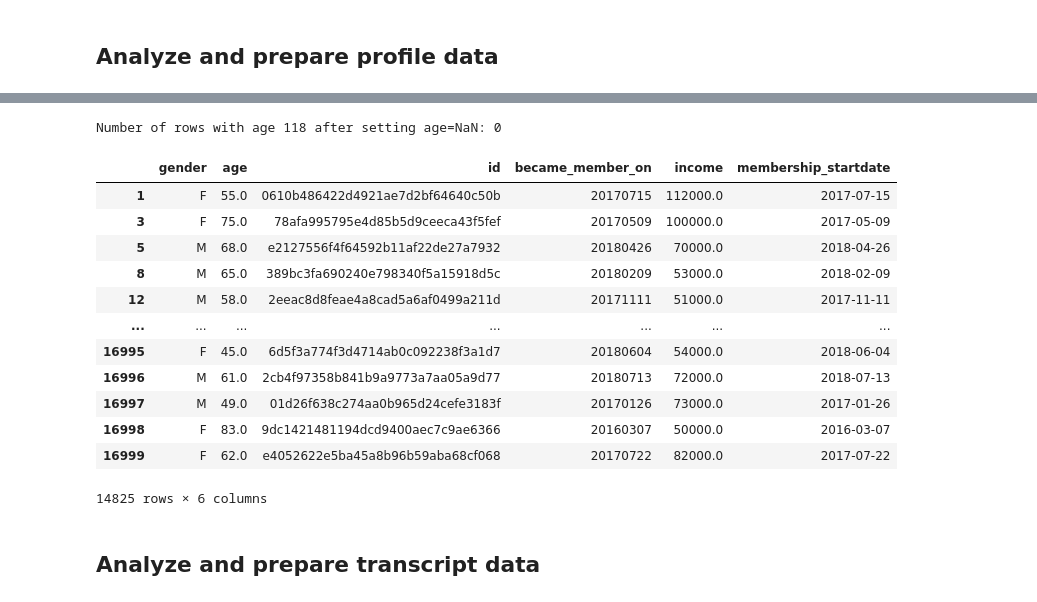
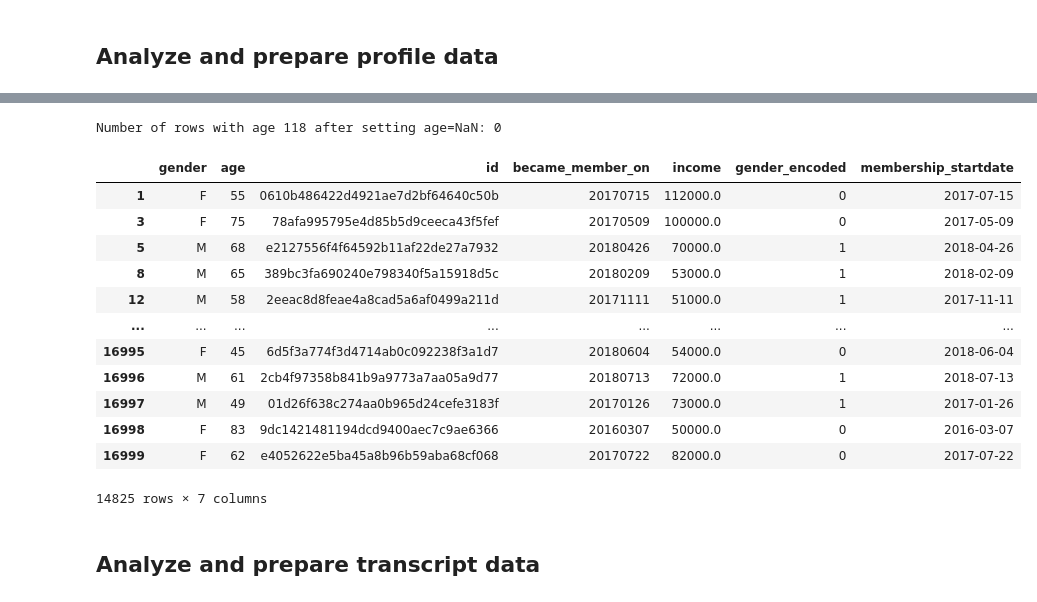
Before and after one commit to Sopka/udacity-starbucks-capstone, a Jupyter notebook: Starbucks_Capstone_notebook.ipynb, the cells around one changed output, grey strips where cells are left out. Saved outputs shown, nothing was run; the diff lists cells and outputs as text; code cells hidden in the pictures.

Commit message:
complete aggregation of data sets

```diff
--- a/Starbucks_Capstone_notebook.ipynb
+++ b/Starbucks_Capstone_notebook.ipynb
@@ -276,34 +276,39 @@ are those person with null entries even listed in transcript? True
 # %%
 def prepare_profile(profile ):
     profile = profile.copy()  # do not alter the original values outside of this function
 
     # correct highly possible fake value with age==118
     profile.age = profile.age.apply(lambda x: np.nan if x == 118 else x) # reset age==118 to NaN
     print("Number of rows with age 118 after setting age=NaN: " + str(profile[profile.age == 118].income.isnull().count()))
 
+    # delete persons with only null entries from our data set
+    profile = profile[~(profile.gender.isnull() & profile.age.isnull() & profile.income.isnull())]
+    # convert age to int
+    profile['age'] = profile['age'].astype(int)
+    # encode gender category to numerical
+    le = LabelEncoder()
+    profile['gender_encoded'] = profile[['gender']].apply(le.fit_transform)
     # convert int date to real datetime
     profile['membership_startdate'] = pd.to_datetime(profile['became_member_on'], format='%Y%m%d')
-    # delete persons with only null entries from our data set
-    profile = profile[~(profile.gender.isnull() & profile.age.isnull() & profile.income.isnull())]
     return profile
 
 pprofile = prepare_profile(profile)
 pprofile
 # %% [output]
 Number of rows with age 118 after setting age=NaN: 0
-|  | gender | age | id | became_member_on | income | membership_startdate |
-| 1 | F | 55.0 | 0610b486422d4921ae7d2bf64640c50b | 20170715 | 112000.0 | 2017-07-15 |
-| 3 | F | 75.0 | 78afa995795e4d85b5d9ceeca43f5fef | 20170509 | 100000.0 | 2017-05-09 |
-| 5 | M | 68.0 | e2127556f4f64592b11af22de27a7932 | 20180426 | 70000.0 | 2018-04-26 |
-| 8 | M | 65.0 | 389bc3fa690240e798340f5a15918d5c | 20180209 | 53000.0 | 2018-02-09 |
-| 12 | M | 58.0 | 2eeac8d8feae4a8cad5a6af0499a211d | 20171111 | 51000.0 | 2017-11-11 |
-| ... | ... | ... | ... | ... | ... | ... |
-| 16995 | F | 45.0 | 6d5f3a774f3d4714ab0c092238f3a1d7 | 20180604 | 54000.0 | 2018-06-04 |
-| 16996 | M | 61.0 | 2cb4f97358b841b9a9773a7aa05a9d77 | 20180713 | 72000.0 | 2018-07-13 |
-| 16997 | M | 49.0 | 01d26f638c274aa0b965d24cefe3183f | 20170126 | 73000.0 | 2017-01-26 |
-| 16998 | F | 83.0 | 9dc1421481194dcd9400aec7c9ae6366 | 20160307 | 50000.0 | 2016-03-07 |
-| 16999 | F | 62.0 | e4052622e5ba45a8b96b59aba68cf068 | 20170722 | 82000.0 | 2017-07-22 |
+|  | gender | age | id | became_member_on | income | gender_encoded | membership_startdate |
+| 1 | F | 55 | 0610b486422d4921ae7d2bf64640c50b | 20170715 | 112000.0 | 0 | 2017-07-15 |
+| 3 | F | 75 | 78afa995795e4d85b5d9ceeca43f5fef | 20170509 | 100000.0 | 0 | 2017-05-09 |
+| 5 | M | 68 | e2127556f4f64592b11af22de27a7932 | 20180426 | 70000.0 | 1 | 2018-04-26 |
+| 8 | M | 65 | 389bc3fa690240e798340f5a15918d5c | 20180209 | 53000.0 | 1 | 2018-02-09 |
+| 12 | M | 58 | 2eeac8d8feae4a8cad5a6af0499a211d | 20171111 | 51000.0 | 1 | 2017-11-11 |
+| ... | ... | ... | ... | ... | ... | ... | ... |
+| 16995 | F | 45 | 6d5f3a774f3d4714ab0c092238f3a1d7 | 20180604 | 54000.0 | 0 | 2018-06-04 |
+| 16996 | M | 61 | 2cb4f97358b841b9a9773a7aa05a9d77 | 20180713 | 72000.0 | 1 | 2018-07-13 |
+| 16997 | M | 49 | 01d26f638c274aa0b965d24cefe3183f | 20170126 | 73000.0 | 1 | 2017-01-26 |
+| 16998 | F | 83 | 9dc1421481194dcd9400aec7c9ae6366 | 20160307 | 50000.0 | 0 | 2016-03-07 |
+| 16999 | F | 62 | e4052622e5ba45a8b96b59aba68cf068 | 20170722 | 82000.0 | 0 | 2017-07-22 |
-14825 rows × 6 columns
+14825 rows × 7 columns
 # %% [markdown]
 ## Analyze and prepare transcript data
 # %%
```
Also changed, not shown: parts of 29 cells of this notebook.
